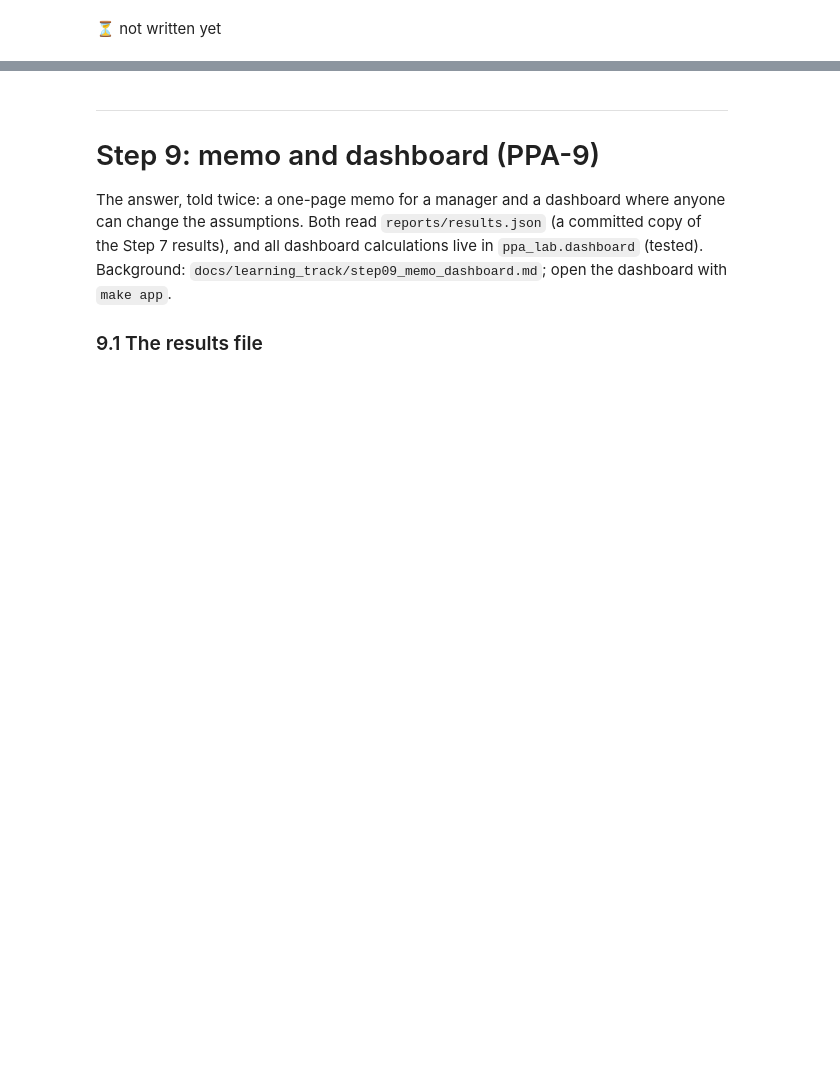
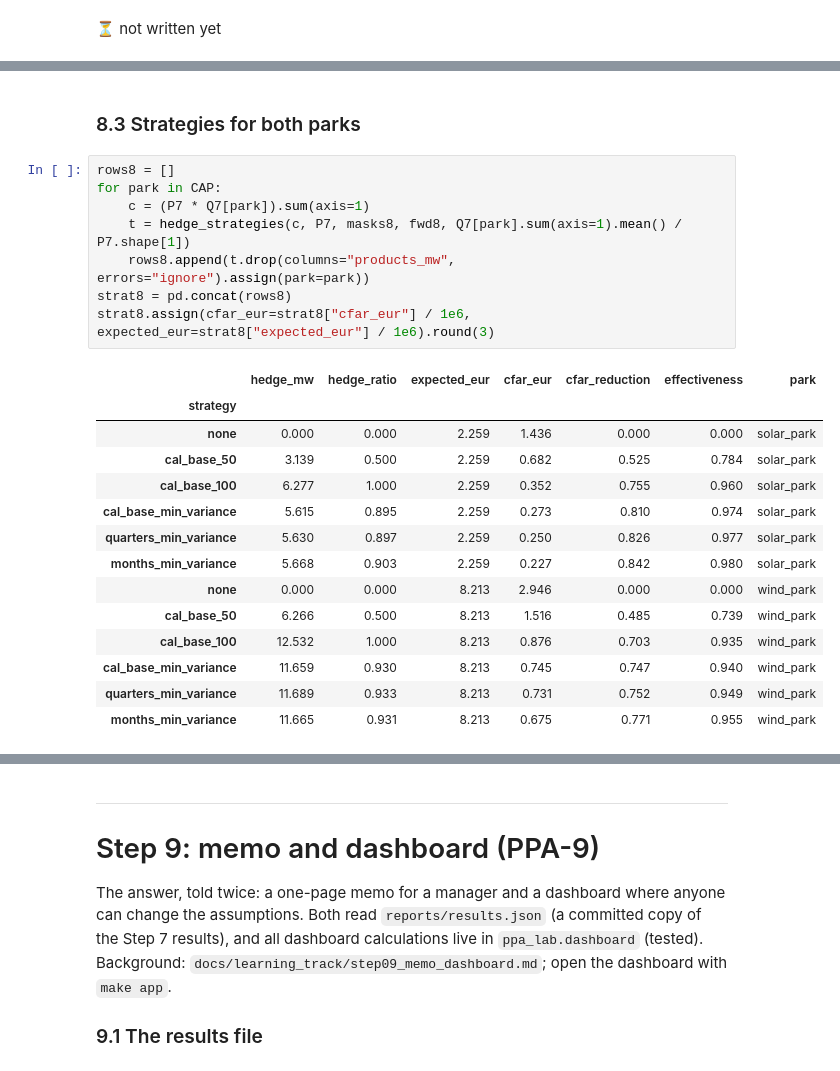
Before and after one commit to ankitpatel1661/ppa-lab, a Jupyter notebook: notebooks/ppa_lab_playground.ipynb, the cells around one changed output, grey strips where cells are left out. Saved outputs shown, nothing was run; the diff lists cells and outputs as text; blank space fills up the shorter version.

```diff
--- a/notebooks/ppa_lab_playground.ipynb
+++ b/notebooks/ppa_lab_playground.ipynb
@@ -2037,0 +2083,25 @@ show_written_answer("step07_pricing.py", "# Your answer:")
+# %% [markdown]
+### 8.3 Strategies for both parks
+# %%
+rows8 = []
+for park in CAP:
+    c = (P7 * Q7[park]).sum(axis=1)
+    t = hedge_strategies(c, P7, masks8, fwd8, Q7[park].sum(axis=1).mean() / P7.shape[1])
+    rows8.append(t.drop(columns="products_mw", errors="ignore").assign(park=park))
+strat8 = pd.concat(rows8)
+strat8.assign(cfar_eur=strat8["cfar_eur"] / 1e6, expected_eur=strat8["expected_eur"] / 1e6).round(3)
+# %% [output]
+|  | hedge_mw | hedge_ratio | expected_eur | cfar_eur | cfar_reduction | effectiveness | park |
+| strategy |  |  |  |  |  |  |  |
+| none | 0.000 | 0.000 | 2.259 | 1.436 | 0.000 | 0.000 | solar_park |
+| cal_base_50 | 3.139 | 0.500 | 2.259 | 0.682 | 0.525 | 0.784 | solar_park |
+| cal_base_100 | 6.277 | 1.000 | 2.259 | 0.352 | 0.755 | 0.960 | solar_park |
+| cal_base_min_variance | 5.615 | 0.895 | 2.259 | 0.273 | 0.810 | 0.974 | solar_park |
+| quarters_min_variance | 5.630 | 0.897 | 2.259 | 0.250 | 0.826 | 0.977 | solar_park |
+| months_min_variance | 5.668 | 0.903 | 2.259 | 0.227 | 0.842 | 0.980 | solar_park |
+| none | 0.000 | 0.000 | 8.213 | 2.946 | 0.000 | 0.000 | wind_park |
+| cal_base_50 | 6.266 | 0.500 | 8.213 | 1.516 | 0.485 | 0.739 | wind_park |
+| cal_base_100 | 12.532 | 1.000 | 8.213 | 0.876 | 0.703 | 0.935 | wind_park |
+| cal_base_min_variance | 11.659 | 0.930 | 8.213 | 0.745 | 0.747 | 0.940 | wind_park |
+| quarters_min_variance | 11.689 | 0.933 | 8.213 | 0.731 | 0.752 | 0.949 | wind_park |
+| months_min_variance | 11.665 | 0.931 | 8.213 | 0.675 | 0.771 | 0.955 | wind_park |
```
Also changed, not shown: parts of 27 cells of this notebook, 38 other files.
